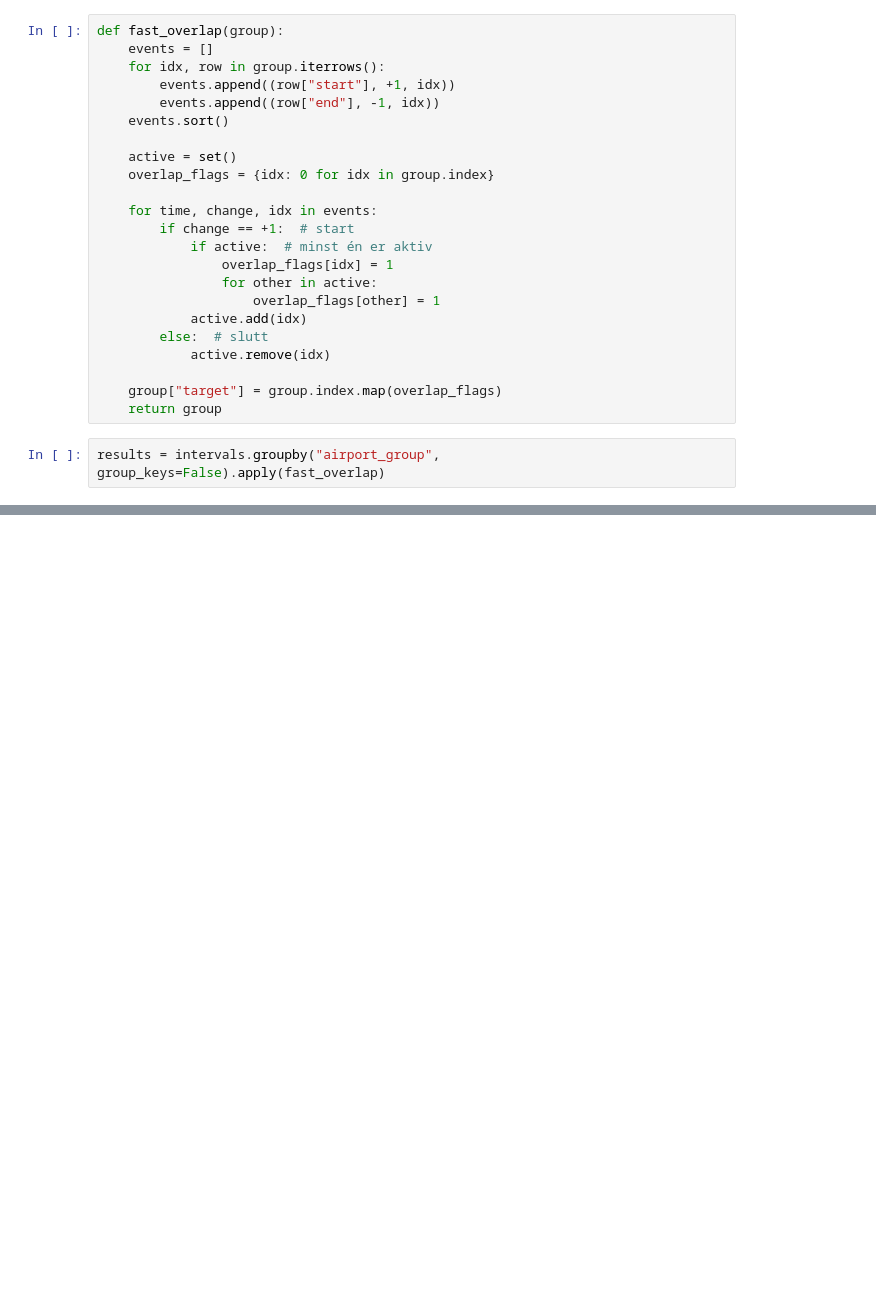
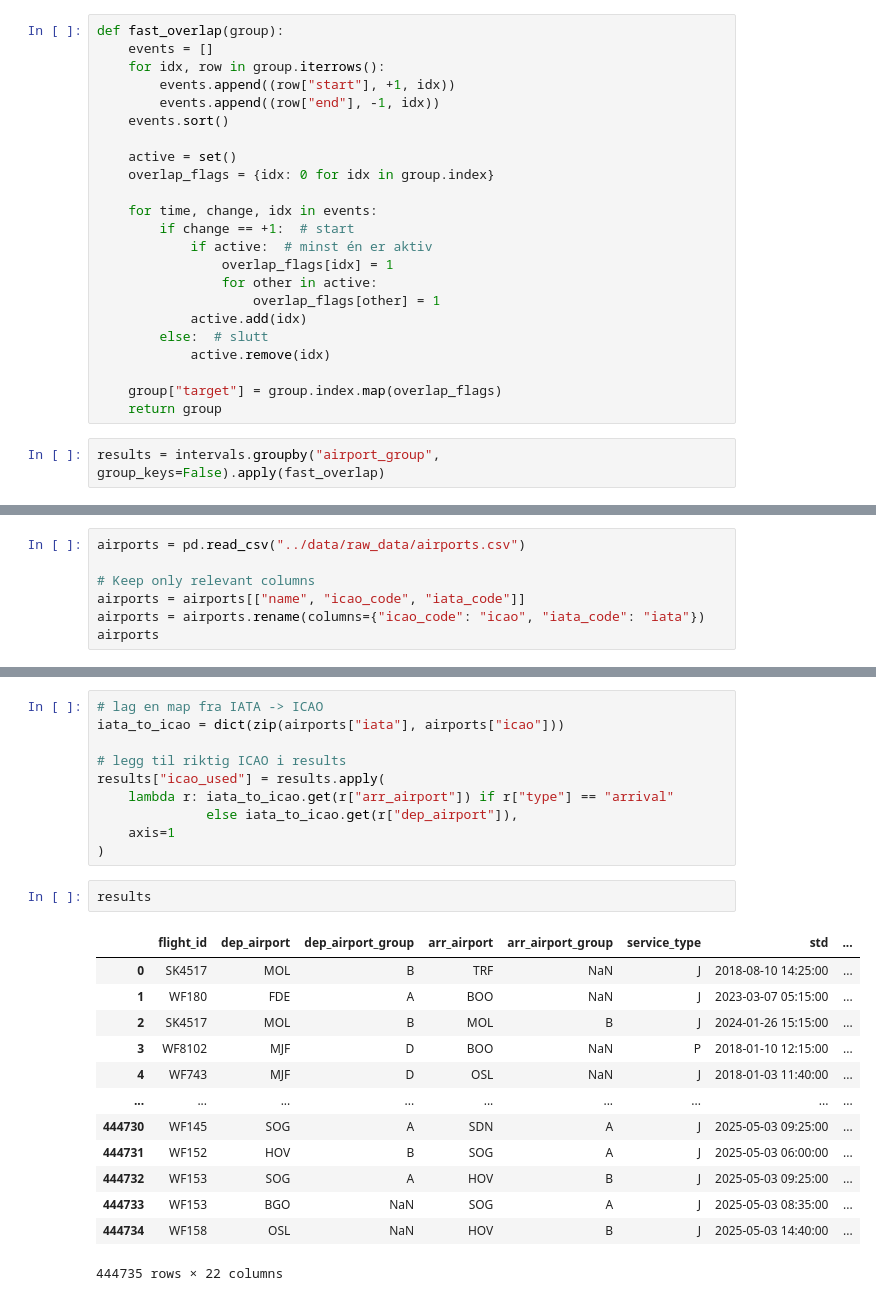
Before and after one commit to JakobBerg-Projects/avinor-ai, a Jupyter notebook: notebooks/jakob-experiments.ipynb, the cells around one changed output, grey strips where cells are left out. Drawn from its saved outputs; the diff is of its cells as text; blank space fills up the shorter version.

```diff
--- a/notebooks/jakob-experiments.ipynb
+++ b/notebooks/jakob-experiments.ipynb
@@ -64,0 +97,7 @@ group_a=results[results["airport_group"] == 'A']
+# %%
+airports = pd.read_csv("../data/raw_data/airports.csv")
+
+# Keep only relevant columns
+airports = airports[["name", "icao_code", "iata_code"]]
+airports = airports.rename(columns={"icao_code": "icao", "iata_code": "iata"})
+airports
@@ -64,0 +118,26 @@ group_a=results[results["airport_group"] == 'A']
+# %%
+# lag en map fra IATA -> ICAO
+iata_to_icao = dict(zip(airports["iata"], airports["icao"]))
+
+# legg til riktig ICAO i results
+results["icao_used"] = results.apply(
+    lambda r: iata_to_icao.get(r["arr_airport"]) if r["type"] == "arrival"
+              else iata_to_icao.get(r["dep_airport"]),
+    axis=1
+)
+# %%
+results
+# %% [output]
+|  | flight_id | dep_airport | dep_airport_group | arr_airport | arr_airport_group | service_type | std | ... |
+| 0 | SK4517 | MOL | B | TRF | NaN | J | 2018-08-10 14:25:00 | ... |
+| 1 | WF180 | FDE | A | BOO | NaN | J | 2023-03-07 05:15:00 | ... |
+| 2 | SK4517 | MOL | B | MOL | B | J | 2024-01-26 15:15:00 | ... |
+| 3 | WF8102 | MJF | D | BOO | NaN | P | 2018-01-10 12:15:00 | ... |
+| 4 | WF743 | MJF | D | OSL | NaN | J | 2018-01-03 11:40:00 | ... |
+| ... | ... | ... | ... | ... | ... | ... | ... | ... |
+| 444730 | WF145 | SOG | A | SDN | A | J | 2025-05-03 09:25:00 | ... |
+| 444731 | WF152 | HOV | B | SOG | A | J | 2025-05-03 06:00:00 | ... |
+| 444732 | WF153 | SOG | A | HOV | B | J | 2025-05-03 09:25:00 | ... |
+| 444733 | WF153 | BGO | NaN | SOG | A | J | 2025-05-03 08:35:00 | ... |
+| 444734 | WF158 | OSL | NaN | HOV | B | J | 2025-05-03 14:40:00 | ... |
+444735 rows × 22 columns
```
Also changed, not shown: parts of 8 cells of this notebook, 4 other files.
